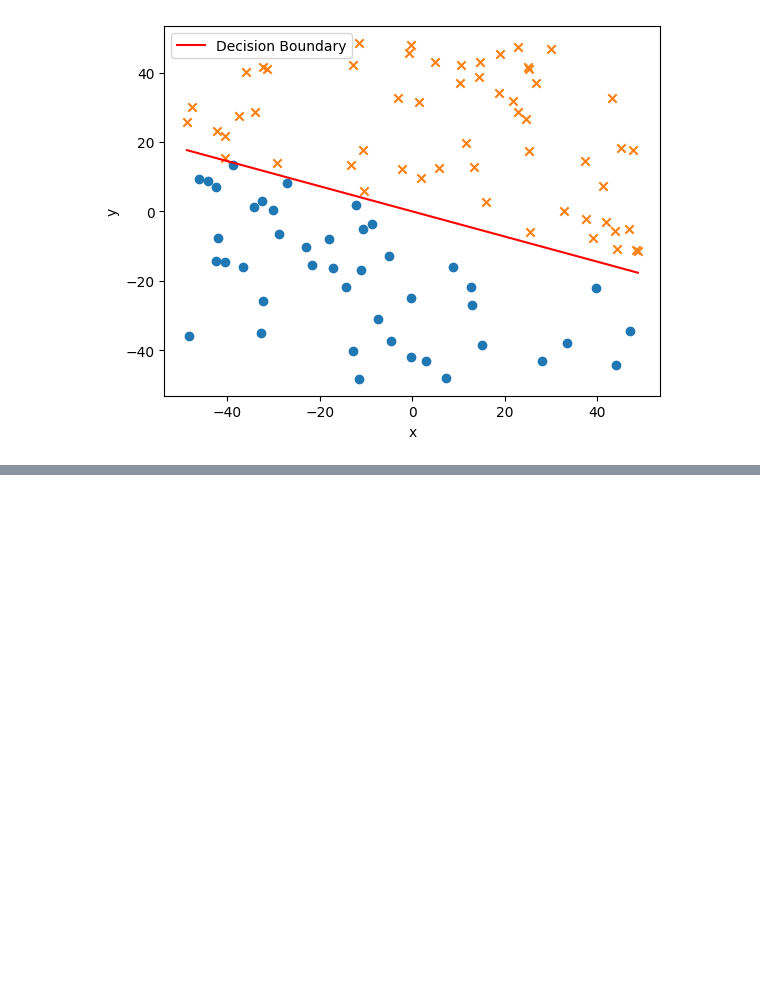
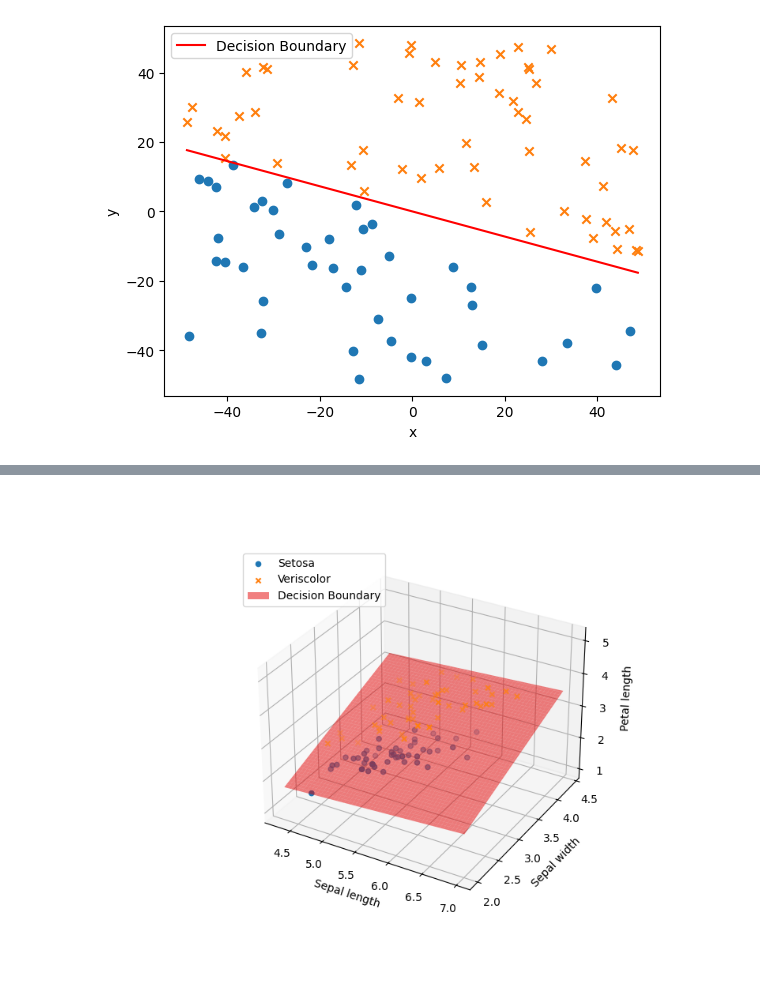
Before and after one commit to tnguyenphananh/MLmaterial, a Jupyter notebook: perceptron.ipynb, the cells around one changed output, grey strips where cells are left out. Cells and saved outputs as stored; diff of their text form; code cells hidden in the pictures; blank space fills up the shorter version.

Commit message:
3D perceptron on Iris dataset

```diff
--- a/perceptron.ipynb
+++ b/perceptron.ipynb
@@ -227,0 +295,3 @@ plt.show()
+# %%
+weight = perceptron(X,y)
+weight
@@ -227,0 +307,36 @@ plt.show()
+# %%
+
+def plot_decision_boundary3D(features, labels, weights):
+    # Extract features in this case the sepal length and petal length
+    x1 = features[:, 0]
+    x2 = features[:, 1]
+    x3 = features[:, 2]
+
+    # Create a 3D scatter plot
+    fig = plt.figure(figsize=(8, 6))
+    ax = fig.add_subplot(111, projection='3d')
+
+    # Plot the data points
+    ax.scatter(x1[labels == -1], x2[labels == -1], x3[labels == -1], marker='o', label='Setosa')
+    ax.scatter(x1[labels == 1], x2[labels == 1], x3[labels == 1], marker='x', label='Veriscolor')
+
+    # calculate the plane
+    x1_range = np.linspace(min(x1), max(x1), 100)
+    x2_range = np.linspace(min(x2), max(x2), 100)
+    x1_mesh, x2_mesh = np.meshgrid(x1_range, x2_range)
+    x3_decision_boundary = - (weights[0] / weights[2]) * x1_mesh - (weights[1] / weights[2]) * x2_mesh
+
+    # Plot the decision boundary
+    ax.plot_surface(x1_mesh, x2_mesh, x3_decision_boundary, alpha=0.5, color='red', label='Decision Boundary')
+
+    # Add labels to the axes
+    ax.set_xlabel('Sepal length')
+    ax.set_ylabel('Sepal width')
+    ax.set_zlabel('Petal length')
+    ax.legend(loc='upper left')
+    plt.show()
+# %%
+%matplotlib widget
+plot_decision_boundary3D(X, y, weight)
+# %% [output]
+[figure, added]
```
Also changed, not shown: parts of 5 cells of this notebook.
